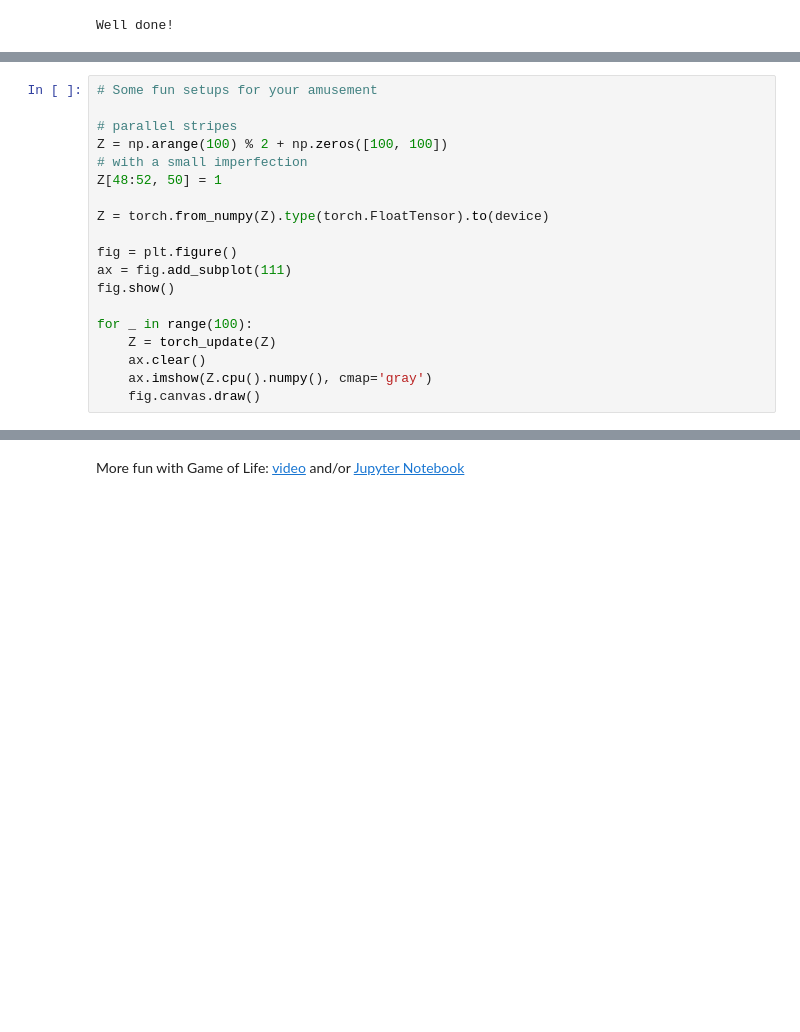
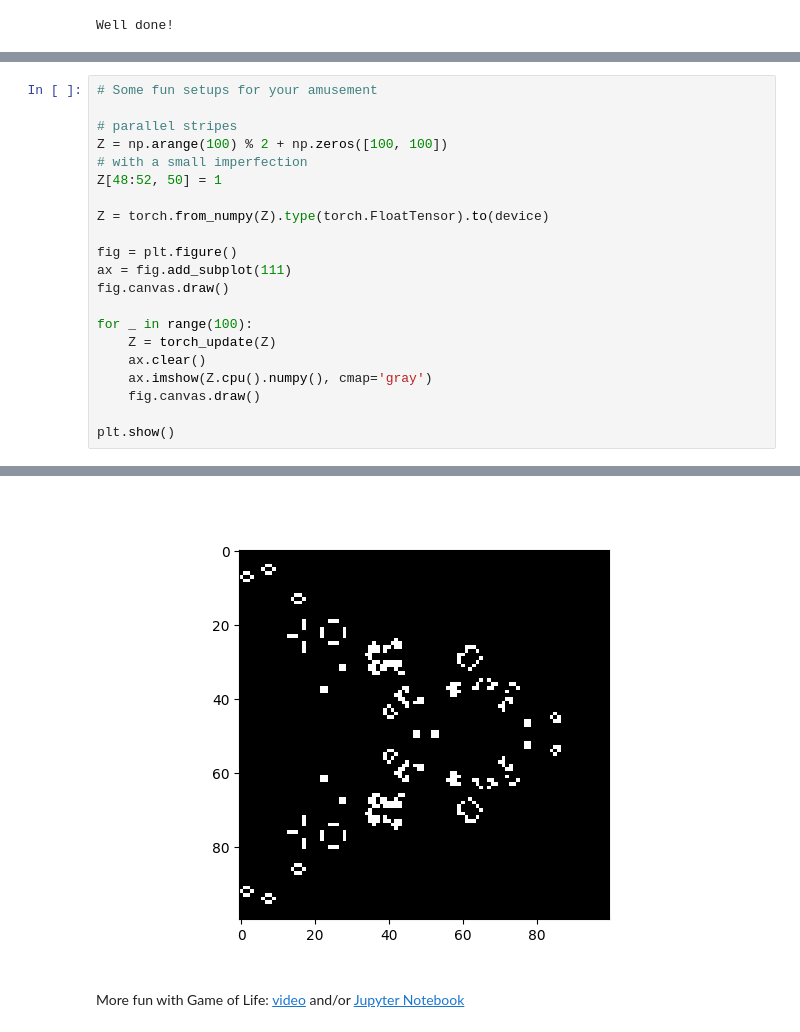
Before and after one commit to succSeeded/dl-2025, a Jupyter notebook: hws/week02_autodiff/homework.ipynb, the cells around one changed output, grey strips where cells are left out. Saved outputs shown, nothing was run; the diff lists cells and outputs as text; blank space fills up the shorter version.

```diff
--- a/hws/week02_autodiff/homework.ipynb
+++ b/hws/week02_autodiff/homework.ipynb
@@ -168,11 +180,13 @@ Z = torch.from_numpy(Z).type(torch.FloatTensor).to(device)
 
 fig = plt.figure()
 ax = fig.add_subplot(111)
-fig.show()
+fig.canvas.draw()
 
 for _ in range(100):
     Z = torch_update(Z)
     ax.clear()
     ax.imshow(Z.cpu().numpy(), cmap='gray')
     fig.canvas.draw()
+
+plt.show()
 # %% [output]
@@ -181,3 +193,4 @@ for _ in range(100):
+[figure, added]
 # %% [markdown]
 More fun with Game of Life: [video](https://www.youtube.com/watch?v=C2vgICfQawE) and/or [Jupyter Notebook](https://nbviewer.jupyter.org/url/norvig.com/ipython/Life.ipynb)
 # %% [markdown]
```
Also changed, not shown: parts of 8 cells of this notebook.
